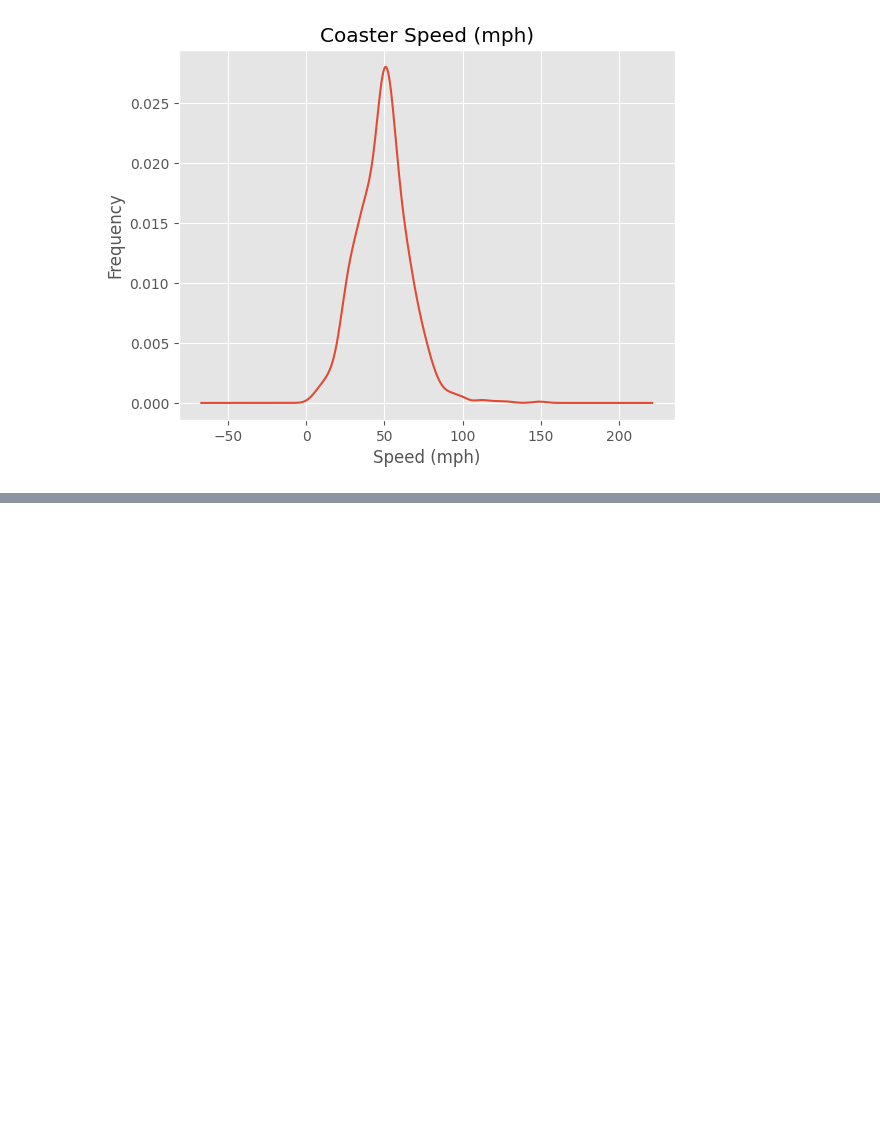
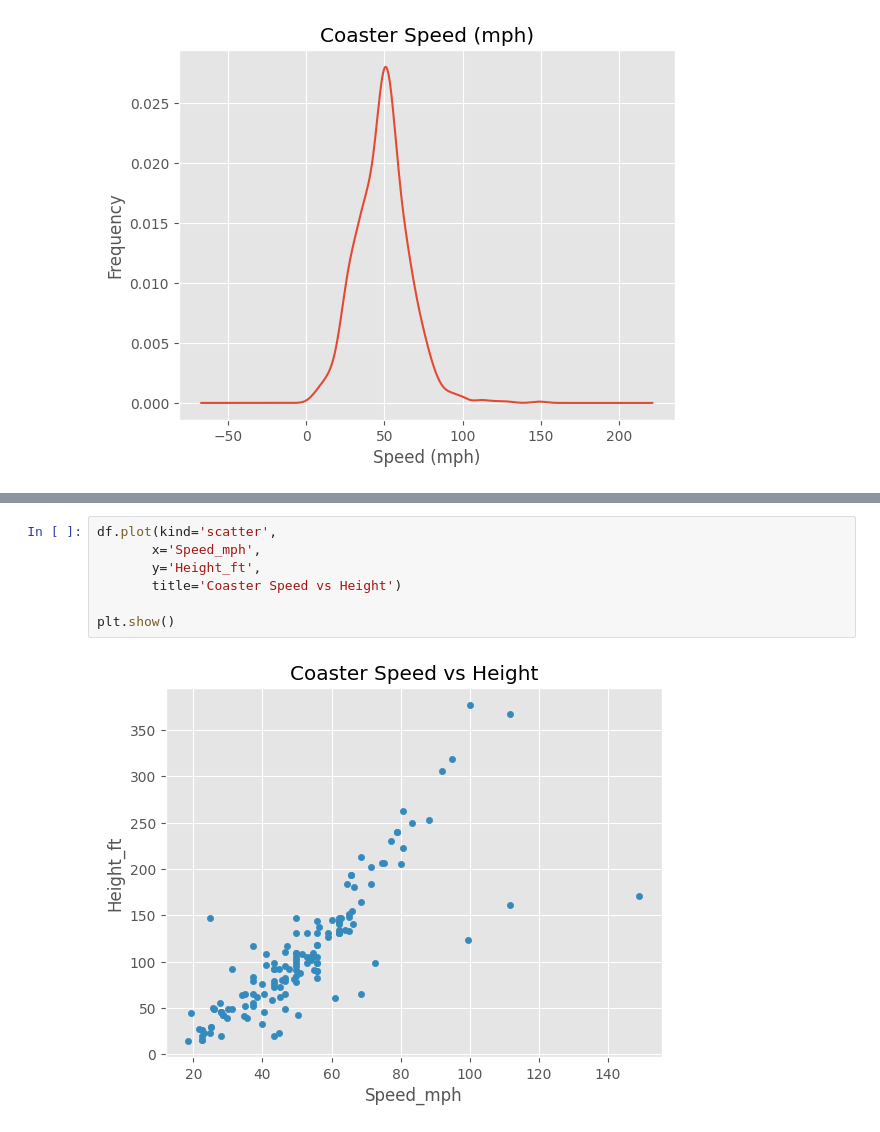
Before and after one commit to VivekAndola/Data-Analysis-Projects, a Jupyter notebook: project-1-roller-coaster-dataset.ipynb, the cells around one changed output, grey strips where cells are left out. Cells and saved outputs as stored; diff of their text form; blank space fills up the shorter version.

Commit message:
Kaggle Notebook | Project 1: Roller Coaster Dataset Analysis | Version 3

```diff
--- a/project-1-roller-coaster-dataset.ipynb
+++ b/project-1-roller-coaster-dataset.ipynb
@@ -217,0 +225,9 @@ Text(0, 0.5, 'Frequency')
+# %%
+df.plot(kind='scatter',
+       x='Speed_mph',
+       y='Height_ft',
+       title='Coaster Speed vs Height')
+
+plt.show()
+# %% [output]
+[figure, added]
```
Also changed, not shown: parts of 6 cells of this notebook.
